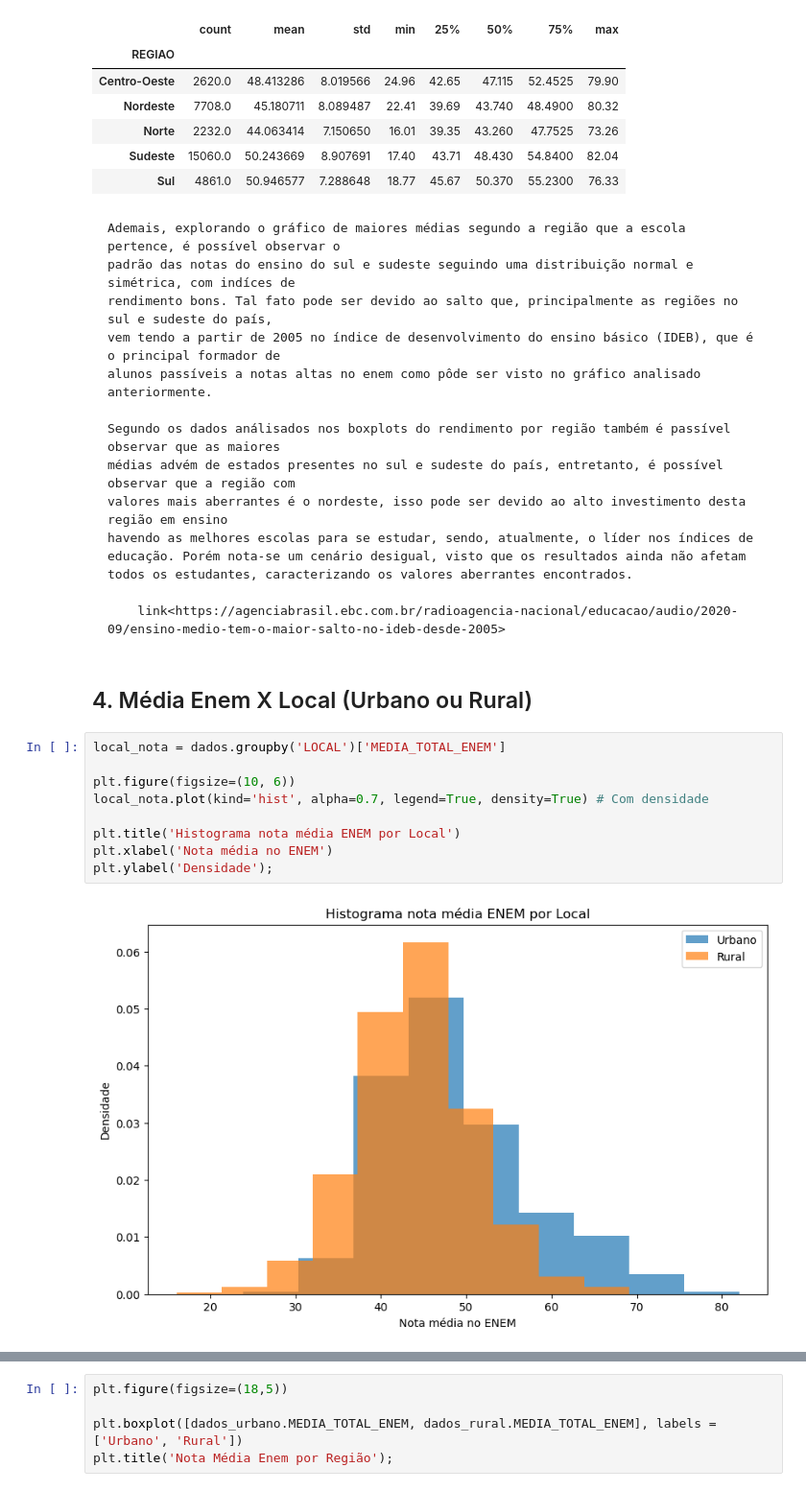
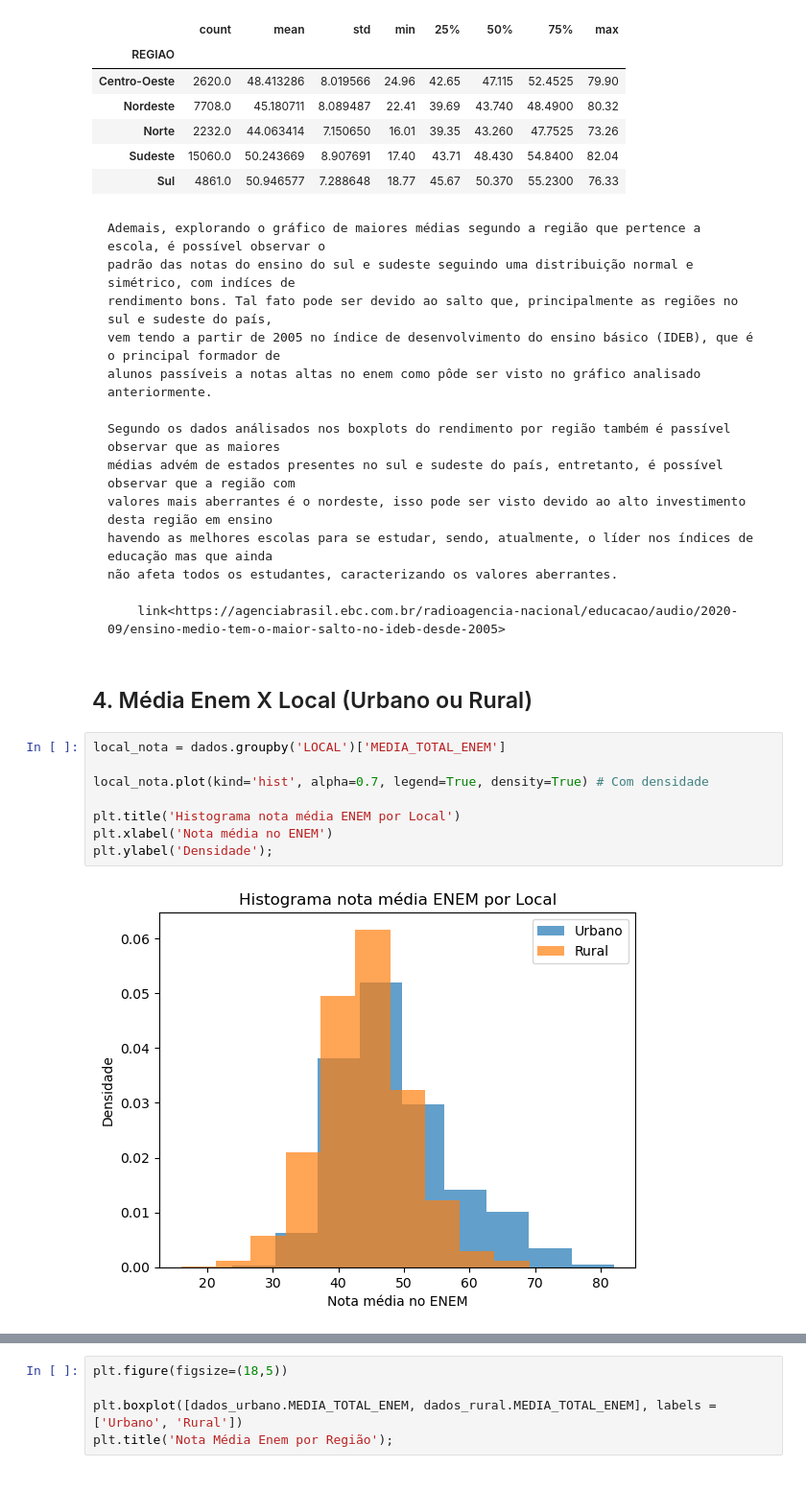
Before and after one commit to LuanaPLGuimaraes/Grupo12A_Projeto2_CDados, a Jupyter notebook: mineracao.ipynb, the cells around one changed output, grey strips where cells are left out. Shown at 96% size. Saved outputs shown, nothing was run; the diff lists cells and outputs as text.

```diff
--- a/mineracao.ipynb
+++ b/mineracao.ipynb
@@ -236,16 +234,17 @@ Estatísticas da Média Total do ENEM por Região
 | Sudeste | 15060.0 | 50.243669 | 8.907691 | 17.40 | 43.71 | 48.430 | 54.8400 | 82.04 |
 | Sul | 4861.0 | 50.946577 | 7.288648 | 18.77 | 45.67 | 50.370 | 55.2300 | 76.33 |
 # %% [markdown]
-    Ademais, explorando o gráfico de maiores médias segundo a região que a escola pertence, é possível observar o
-    padrão das notas do ensino do sul e sudeste seguindo uma distribuição normal e simétrica, com indíces de
+    Ademais, explorando o gráfico de maiores médias segundo a região que pertence a escola, é possível observar o
+    padrão das notas do ensino do sul e sudeste seguindo uma distribuição normal e simétrico, com indíces de
     rendimento bons. Tal fato pode ser devido ao salto que, principalmente as regiões no sul e sudeste do país,
     vem tendo a partir de 2005 no índice de desenvolvimento do ensino básico (IDEB), que é o principal formador de
     alunos passíveis a notas altas no enem como pôde ser visto no gráfico analisado anteriormente.
 
     Segundo os dados análisados nos boxplots do rendimento por região também é passível observar que as maiores
     médias advém de estados presentes no sul e sudeste do país, entretanto, é possível observar que a região com
-    valores mais aberrantes é o nordeste, isso pode ser devido ao alto investimento desta região em ensino
-    havendo as melhores escolas para se estudar, sendo, atualmente, o líder nos índices de educação. Porém nota-se um cenário desigual, visto que os resultados ainda não afetam todos os estudantes, caracterizando os valores aberrantes encontrados.
+    valores mais aberrantes é o nordeste, isso pode ser visto devido ao alto investimento desta região em ensino
+    havendo as melhores escolas para se estudar, sendo, atualmente, o líder nos índices de educação mas que ainda
+    não afeta todos os estudantes, caracterizando os valores aberrantes.
 
         link<https://agenciabrasil.ebc.com.br/radioagencia-nacional/educacao/audio/2020-09/ensino-medio-tem-o-maior-salto-no-ideb-desde-2005>
 # %% [markdown]
@@ -253,14 +252,13 @@ Estatísticas da Média Total do ENEM por Região
 # %%
 local_nota = dados.groupby('LOCAL')['MEDIA_TOTAL_ENEM']
 
-plt.figure(figsize=(10, 6))
 local_nota.plot(kind='hist', alpha=0.7, legend=True, density=True) # Com densidade
 
 plt.title('Histograma nota média ENEM por Local')
 plt.xlabel('Nota média no ENEM')
 plt.ylabel('Densidade');
 # %% [output]
-[figure, old version]
+[figure, new version]
 # %%
 dados_urbano = dados.loc[dados['LOCAL'] == 'Urbano']
 dados_rural = dados.loc[dados['LOCAL'] == 'Rural']
```
Also changed, not shown: parts of 12 cells of this notebook.
